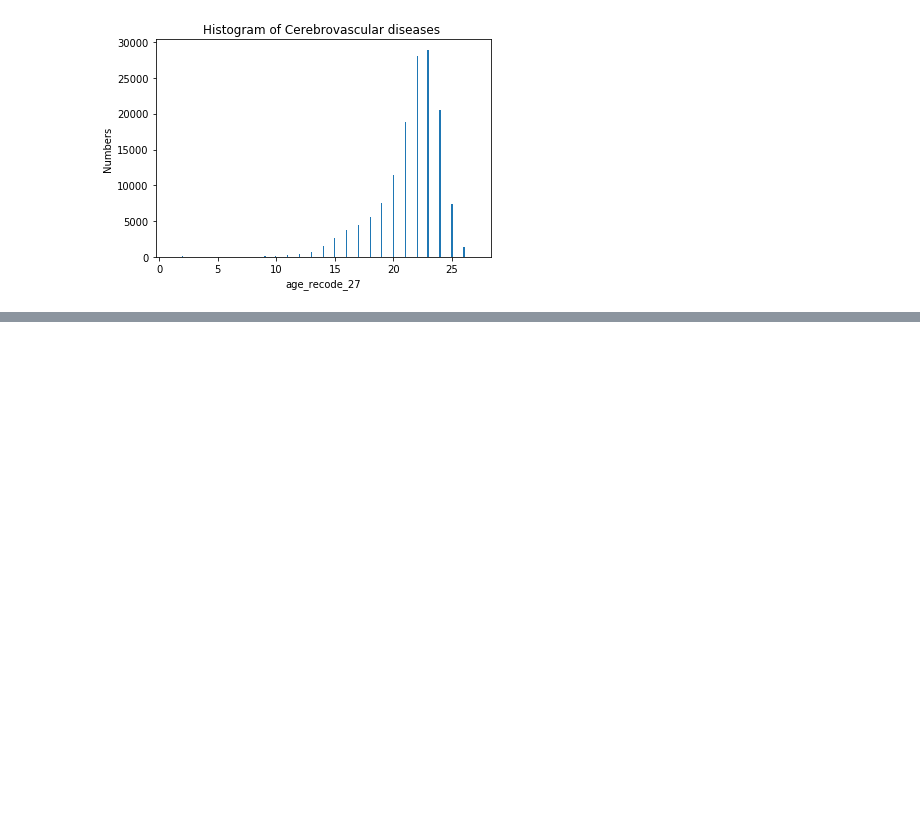
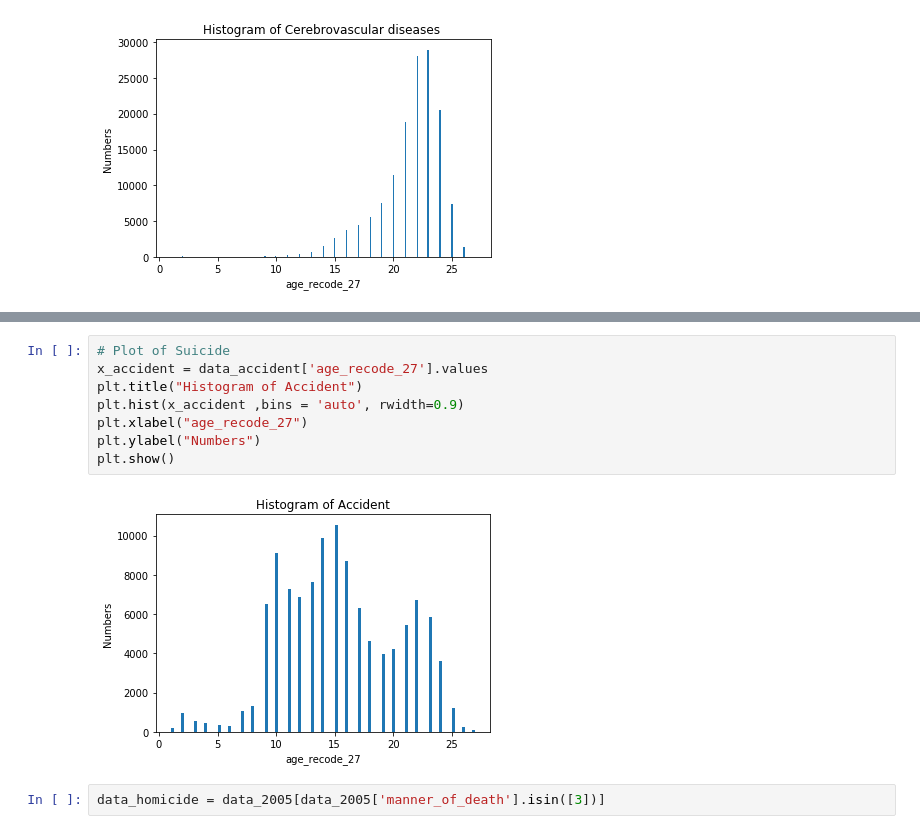
Before and after one commit to segunak/Mortality-Analysis, a Jupyter notebook: FinalProject-GroupA-kuni.ipynb, the cells around one changed output, grey strips where cells are left out. Cells and saved outputs as stored; diff of their text form; blank space fills up the shorter version.

```diff
--- a/FinalProject-GroupA-kuni.ipynb
+++ b/FinalProject-GroupA-kuni.ipynb
@@ -265,0 +280,12 @@ plt.show()
+# %%
+# Plot of Suicide
+x_accident = data_accident['age_recode_27'].values
+plt.title("Histogram of Accident")
+plt.hist(x_accident ,bins = 'auto', rwidth=0.9)
+plt.xlabel("age_recode_27")
+plt.ylabel("Numbers")
+plt.show()
+# %% [output]
+[figure, added]
+# %%
+data_homicide = data_2005[data_2005['manner_of_death'].isin([3])]
```
Also changed, not shown: parts of 12 cells of this notebook.
